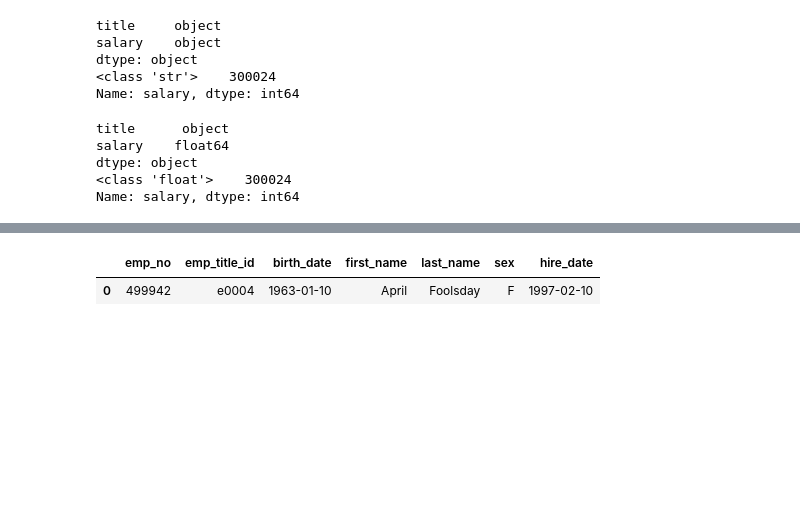
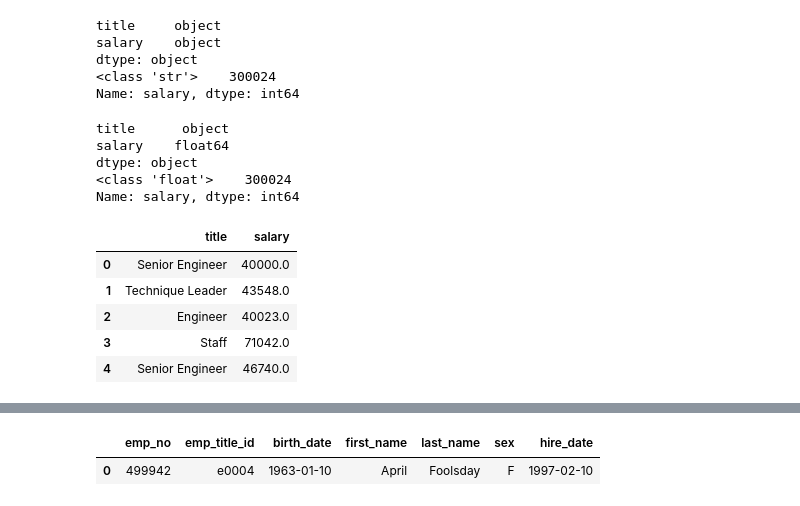
Before and after one commit to gotar1/sql-challenge, a Jupyter notebook: EmployeeSQL/bonus_analysis.ipynb, the cells around one changed output, grey strips where cells are left out. Cells and saved outputs as stored; diff of their text form; code cells hidden in the pictures; blank space fills up the shorter version.

```diff
--- a/EmployeeSQL/bonus_analysis.ipynb
+++ b/EmployeeSQL/bonus_analysis.ipynb
@@ -118,4 +122,14 @@ salary    float64
 dtype: object
 <class 'float'>    300024
 Name: salary, dtype: int64
+# %%
+# confirm coversion by looking at dataframe.
+title_df.head()
+# %% [output]
+|  | title | salary |
+| 0 | Senior Engineer | 40000.0 |
+| 1 | Technique Leader | 43548.0 |
+| 2 | Engineer | 40023.0 |
+| 3 | Staff | 71042.0 |
+| 4 | Senior Engineer | 46740.0 |
 # %%
```
Also changed, not shown: parts of 10 cells of this notebook, 2 other files.
